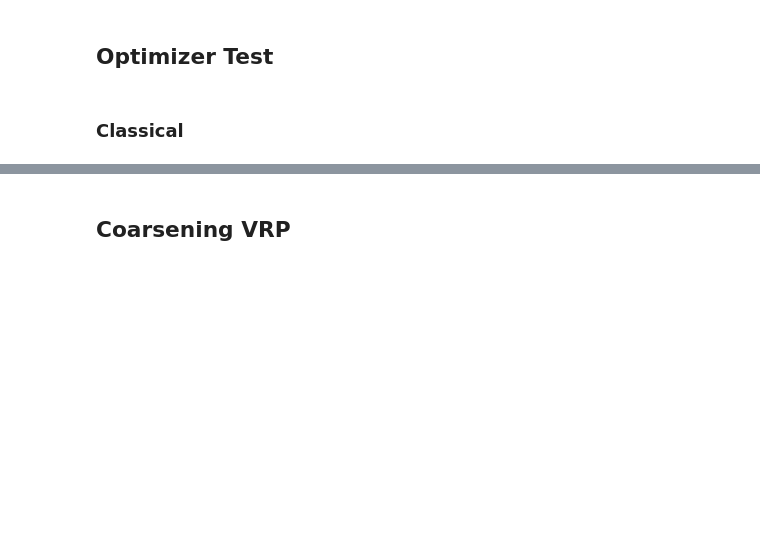
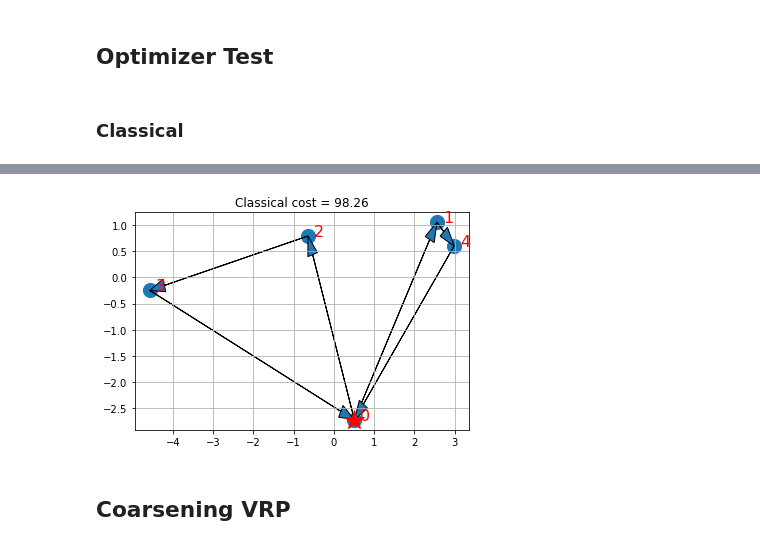
Before and after one commit to iarithik/Qintern-graph-coarsening, a Jupyter notebook: VRP_Coarsened_QUBO_Working.ipynb, the cells around one changed output, grey strips where cells are left out. Cells and saved outputs as stored; diff of their text form; code cells hidden in the pictures; blank space fills up the shorter version.

```diff
--- a/VRP_Coarsened_QUBO_Working.ipynb
+++ b/VRP_Coarsened_QUBO_Working.ipynb
@@ -71,8 +72,8 @@ solver_list
 ['CPLEX_PY', 'GUROBI_CMD', 'PULP_CBC_CMD']
 # %%
 # Initialize the problem by defining the parameters
-n = 20  # number of nodes + depot (n+1)
-K = 5   # number of vehicles
+n = 5  # number of nodes + depot (n+1)
+K = 2   # number of vehicles
 r = 0.2 # the extend of dimensionality reduction (r=0 means no reduction)
 
 k = K - 1 # The size of the subspace we are interested in preserving
@@ -515,3 +573,35 @@ if x is not None:
+# %%
+# Visualize the solution
+def visualize_solution(xc, yc, x, C, n, K, title_str):
+    plt.figure()
+    plt.scatter(xc, yc, s=200)
+    for i in range(len(xc)):
+        plt.annotate(i, (xc[i] + 0.15, yc[i]), size=16, color="r")
+    plt.plot(xc[0], yc[0], "r*", ms=20)
+
+    plt.grid()
+
+    for ii in range(0, n ** 2):
+
+        if x[ii] > 0:
+            ix = ii // n
+            iy = ii % n
+            plt.arrow(
+                xc[ix],
+                yc[ix],
+                xc[iy] - xc[ix],
+                yc[iy] - yc[ix],
+                length_includes_head=True,
+                head_width=0.25,
+            )
+
+    plt.title(title_str + " cost = " + str(int(C * 100) / 100.0))
+    plt.show()
+
+if x is not None:
+    visualize_solution(xc, yc, xcp, classical_cost_cp, n, K, "Classical")
+# %% [output]
+[figure, added]
 # %% [markdown]
 ## Coarsening VRP
 # %% [markdown]
```
Also changed, not shown: parts of 16 cells of this notebook.
